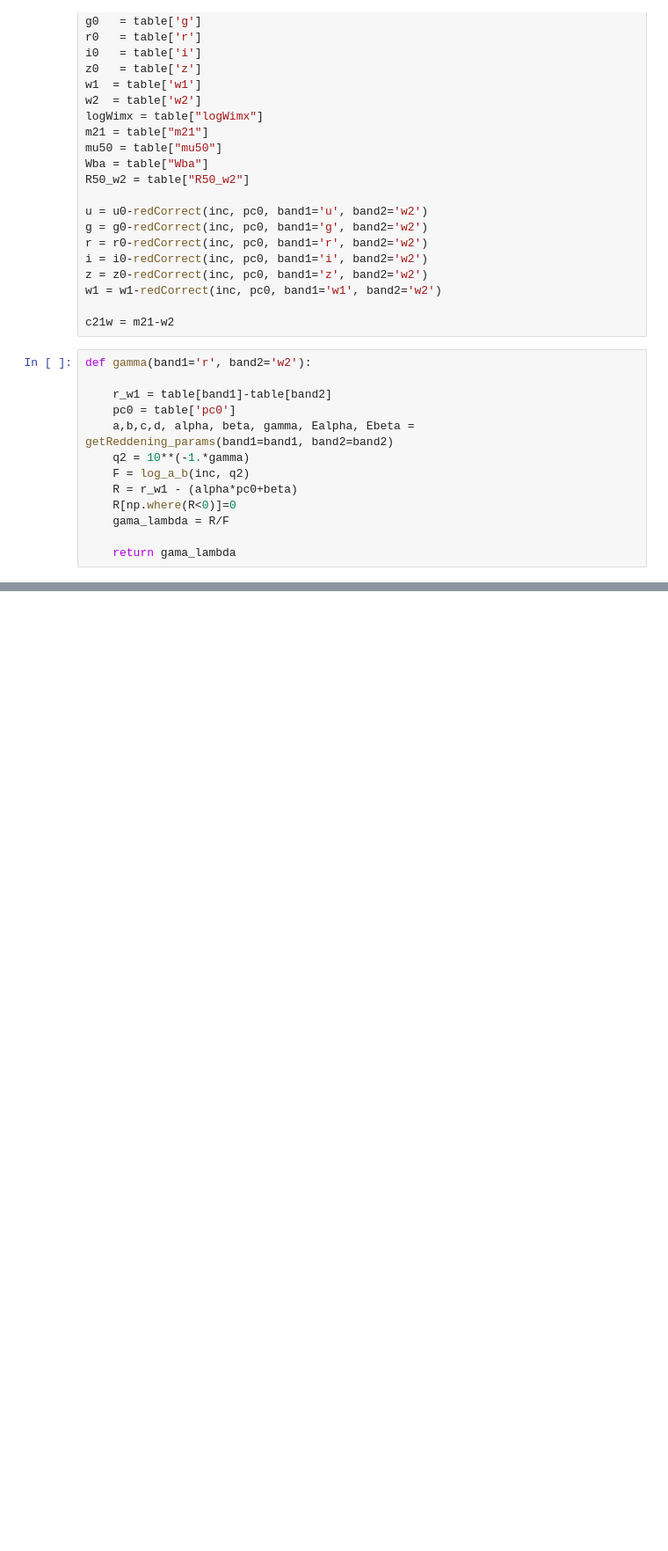
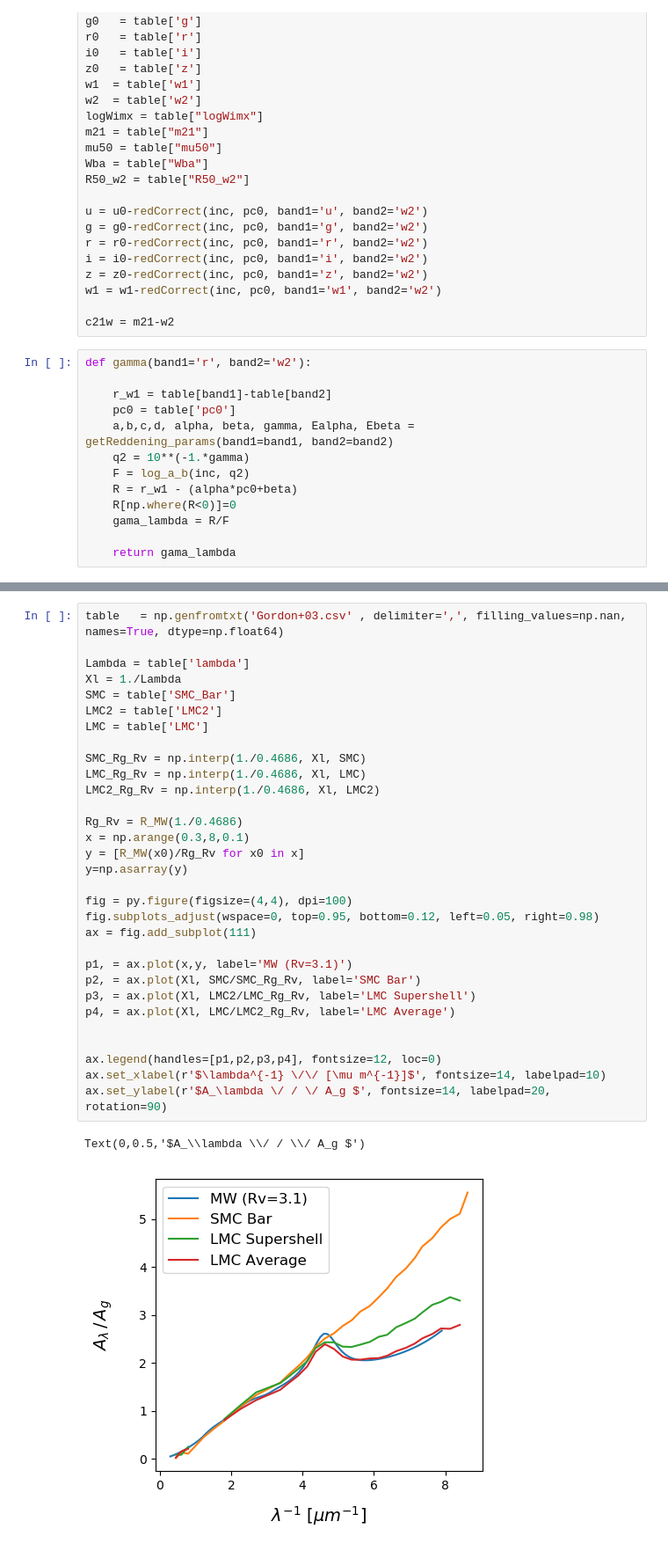
Before and after one commit to ekourkchi/reddening, a Jupyter notebook: gamma_P1.ipynb, the cells around one changed output, grey strips where cells are left out. Shown at 88% size. Drawn from its saved outputs; the diff is of its cells as text; blank space fills up the shorter version.

```diff
--- a/gamma_P1.ipynb
+++ b/gamma_P1.ipynb
@@ -164,0 +511,34 @@ plt.ylim(0,5)
+# %%
+table   = np.genfromtxt('Gordon+03.csv' , delimiter=',', filling_values=np.nan, names=True, dtype=np.float64)
+
+Lambda = table['lambda']
+Xl = 1./Lambda
+SMC = table['SMC_Bar']
+LMC2 = table['LMC2']
+LMC = table['LMC']
+
+SMC_Rg_Rv = np.interp(1./0.4686, Xl, SMC)
+LMC_Rg_Rv = np.interp(1./0.4686, Xl, LMC)
+LMC2_Rg_Rv = np.interp(1./0.4686, Xl, LMC2)
+
+Rg_Rv = R_MW(1./0.4686)
+x = np.arange(0.3,8,0.1)
+y = [R_MW(x0)/Rg_Rv for x0 in x]
+y=np.asarray(y)
+
+fig = py.figure(figsize=(4,4), dpi=100)
+fig.subplots_adjust(wspace=0, top=0.95, bottom=0.12, left=0.05, right=0.98)
+ax = fig.add_subplot(111)
+
+p1, = ax.plot(x,y, label='MW (Rv=3.1)')
+p2, = ax.plot(Xl, SMC/SMC_Rg_Rv, label='SMC Bar')
+p3, = ax.plot(Xl, LMC2/LMC_Rg_Rv, label='LMC Supershell')
+p4, = ax.plot(Xl, LMC/LMC2_Rg_Rv, label='LMC Average')
+
+
+ax.legend(handles=[p1,p2,p3,p4], fontsize=12, loc=0)
+ax.set_xlabel(r'$\lambda^{-1} \/\/ [\mu m^{-1}]$', fontsize=14, labelpad=10)
+ax.set_ylabel(r'$A_\lambda \/ / \/ A_g $', fontsize=14, labelpad=20, rotation=90)
+# %% [output]
+Text(0,0.5,'$A_\\lambda \\/ / \\/ A_g $')
+[figure, added]
```
Also changed, not shown: parts of 14 cells of this notebook, 9 other files.
